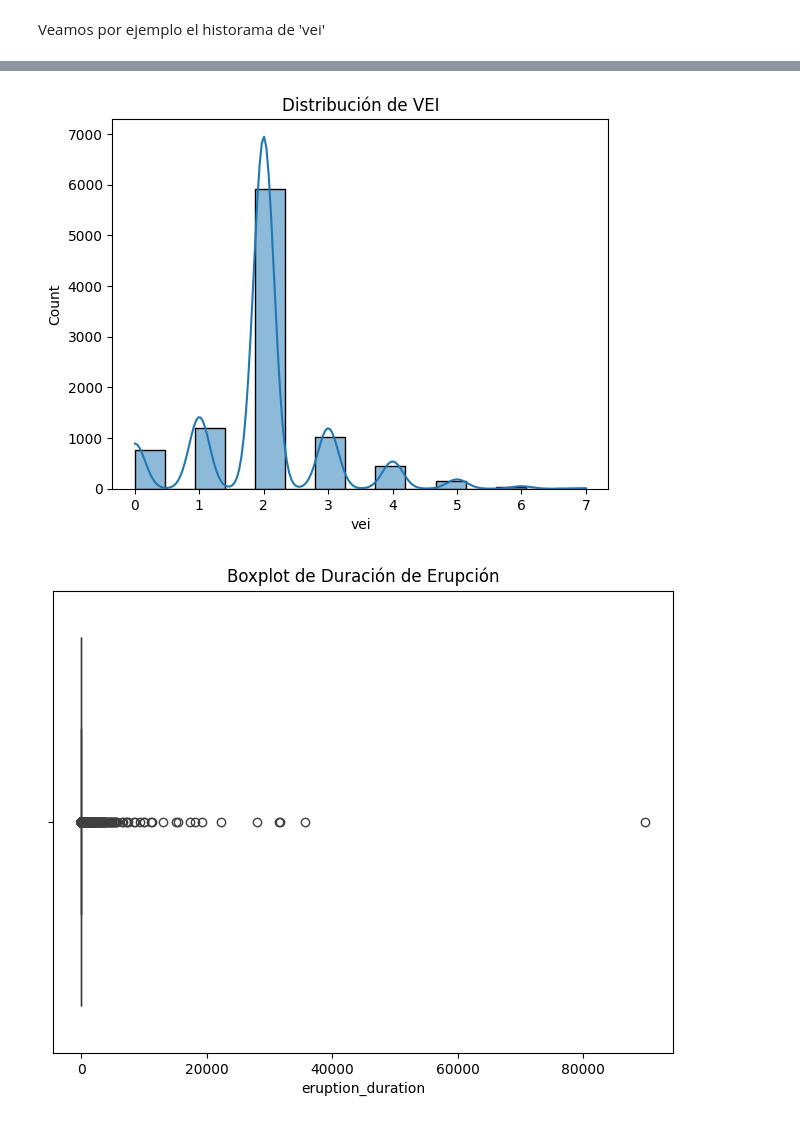
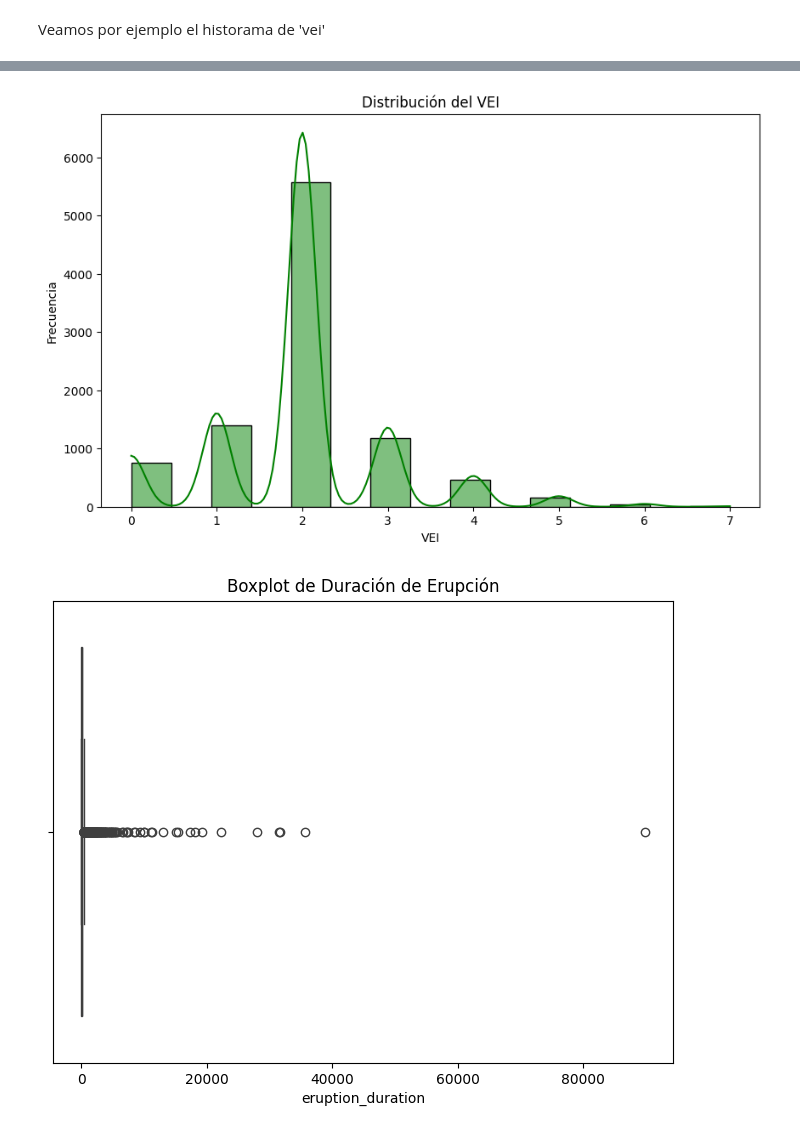
Before and after one commit to cesar97af/Proyecto_2--Volc_Sismos-, a Jupyter notebook: Proyecto_Volcan_Final.ipynb, the cells around one changed output, grey strips where cells are left out. Cells and saved outputs as stored; diff of their text form; code cells hidden in the pictures.

```diff
--- a/Proyecto_Volcan_Final.ipynb
+++ b/Proyecto_Volcan_Final.ipynb
@@ -50,7 +37,7 @@ Successfully installed SQLModel-0.0.22
 # Importación y Limpieza
 Volcanes
 # %%
-erupciones = pd.read_csv("C:/Users/cesar/Documents/Volcanes_Sismos/Datasets/eruptions.csv")
+erupciones = pd.read_csv(("C:/Users/cesar/Documents/Volcanes_Sismos/Datasets/eruptions.csv"))
 display(erupciones.head())
 display(erupciones.info())
 # %% [output]
@@ -126,6 +113,8 @@ For example, when doing 'df[col].method(value, inplace=True)', try using 'df.met
 # %% [markdown]
 En la siguiente se calculará el tiempo transcurrido en días en las que la erupción duró.
 # %%
+import random
+
 # Combinar las columnas de fecha para formar una fecha completa
 erupciones['start_date'] = pd.to_datetime(
     erupciones[['start_year', 'start_month', 'start_day']].rename(
@@ -144,14 +133,10 @@ erupciones['end_date'] = pd.to_datetime(
 # Calcular la duración (en días)
 erupciones['eruption_duration'] = (erupciones['end_date'] - erupciones['start_date']).dt.days + 1
 
-# Calcular el primer cuartil (Q1) de la columna 'eruption_duration', excluyendo los NaN
-q1_duration = erupciones['eruption_duration'].dropna().quantile(0.25)
-
-# Rellenar los valores faltantes con el primer cuartil (Q1)
-erupciones['eruption_duration'].fillna(q1_duration, inplace=True)
-
-# Convertir a un formato entero para claridad
-erupciones['eruption_duration'] = erupciones['eruption_duration'].astype(int)
+# Rellenar los valores NaN en 'eruption_duration' con valores aleatorios entre 4 y 250
+erupciones['eruption_duration'] = erupciones['eruption_duration'].apply(
+    lambda x: random.randint(4, 250) if pd.isna(x) else x
+)
 
 # Visualización
 display(erupciones.head())
@@ -413,6 +392,16 @@ Unique values for column 'tectonic_settings':
  'Trachyandesite / Basaltic Trachyandesite'
  'Trachybasalt / Tephrite Basanite' 'Foidite' 'Phonolite']
 --------------------
+# %%
+# Remplazando de la columna 'primary_volcano_type' los siguientes valores
+
+volcanes['primary_volcano_type'] = volcanes['primary_volcano_type'].replace(
+    {'Shield(s)': 'Shield',
+     'Stratovolcano(es)': 'Stratovolcano',
+     'Stratovolcano?': 'Stratovolcano',
+     'Complex(es)': 'Complex',
+     'Pyroclastic cone(s)': 'Pyroclastic cone',
+     'Maar(s)': 'Submarine'})
 # %%
 # Eliminando las columnas que no nos sirven de mucho
 
@@ -573,9 +597,13 @@ Veamos por ejemplo el historama de 'vei'
 # %%
-sns.histplot(union_1['vei'], kde=True)
-plt.title('Distribución de VEI')
+# Distribución del VEI
+plt.figure(figsize=(10, 6))
+sns.histplot(union_1['vei'], kde=True, color='green')
+plt.title('Distribución del VEI')
+plt.xlabel('VEI')
+plt.ylabel('Frecuencia')
 plt.show()
 # %% [output]
-[figure, old version]
+[figure, new version]
 # %%
 # Encontrando los valores atípicos en los datos de la columna 'eruption_duration'  mediante un diagrama de caja
 
```
Also changed, not shown: parts of 59 cells of this notebook.
